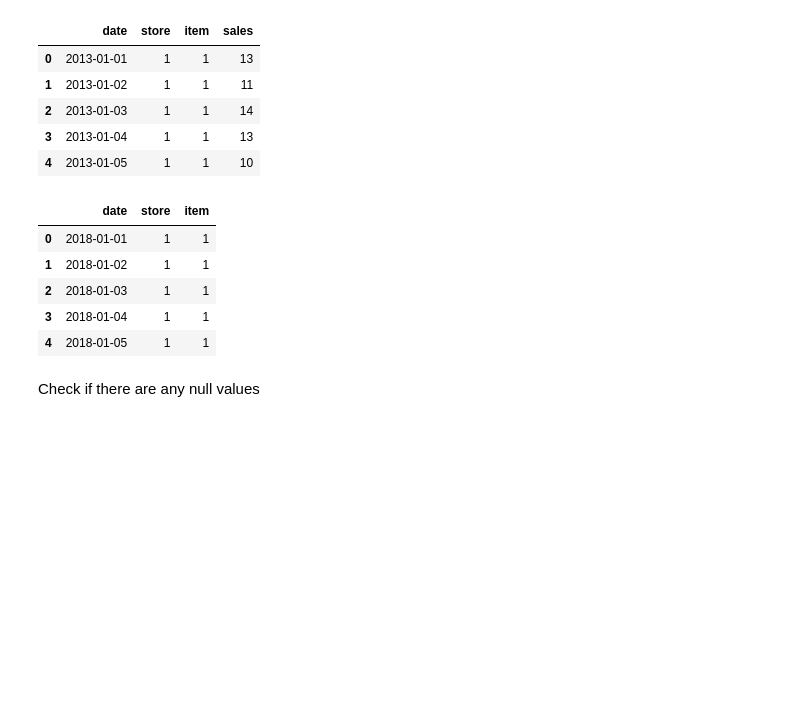
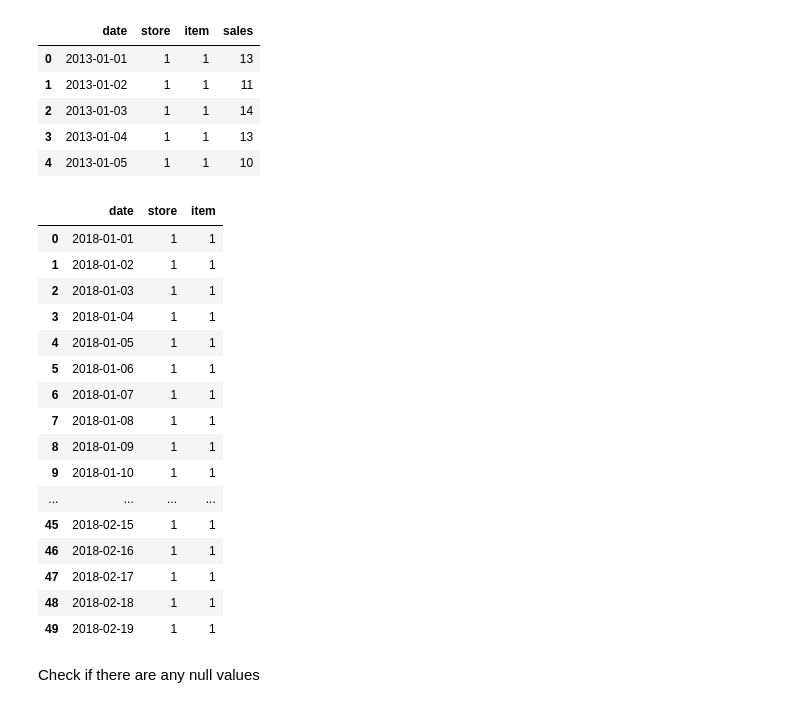
Before and after one commit to sh-biswas/demand-forecasting_Cogs109Final, a Jupyter notebook: Report.ipynb, the cells around one changed output. Drawn from its saved outputs; the diff is of its cells as text; code cells hidden in the pictures; blank space fills up the shorter version.

```diff
--- a/Report.ipynb
+++ b/Report.ipynb
@@ -22,15 +22,26 @@ train.head()
 # %%
 data_test = 'https://raw.githubusercontent.com/sh-biswas/demand-forecasting_Cogs109Final/master/test.csv'
 test = pd.read_csv(data_test)
 test.drop('id', inplace=True, axis=1)
-test.head()
+test.head(50)
 # %% [output]
 |  | date | store | item |
 | 0 | 2018-01-01 | 1 | 1 |
 | 1 | 2018-01-02 | 1 | 1 |
 | 2 | 2018-01-03 | 1 | 1 |
 | 3 | 2018-01-04 | 1 | 1 |
 | 4 | 2018-01-05 | 1 | 1 |
+| 5 | 2018-01-06 | 1 | 1 |
+| 6 | 2018-01-07 | 1 | 1 |
+| 7 | 2018-01-08 | 1 | 1 |
+| 8 | 2018-01-09 | 1 | 1 |
+| 9 | 2018-01-10 | 1 | 1 |
+| ... | ... | ... | ... |
+| 45 | 2018-02-15 | 1 | 1 |
+| 46 | 2018-02-16 | 1 | 1 |
+| 47 | 2018-02-17 | 1 | 1 |
+| 48 | 2018-02-18 | 1 | 1 |
+| 49 | 2018-02-19 | 1 | 1 |
 # %% [markdown]
 Check if there are any null values
 # %%
```
Also changed, not shown: parts of 5 cells of this notebook.
